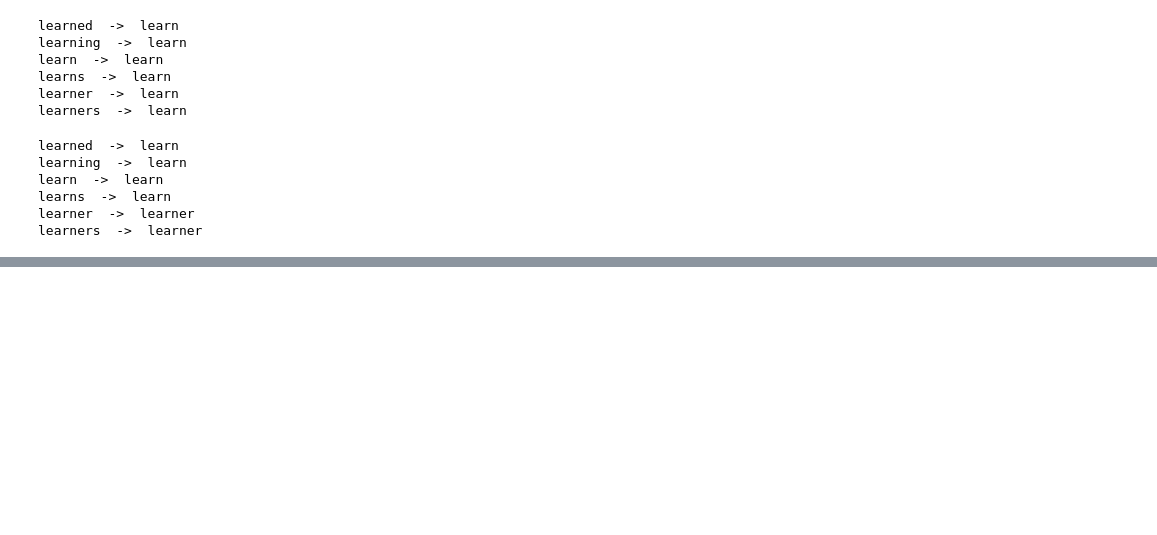
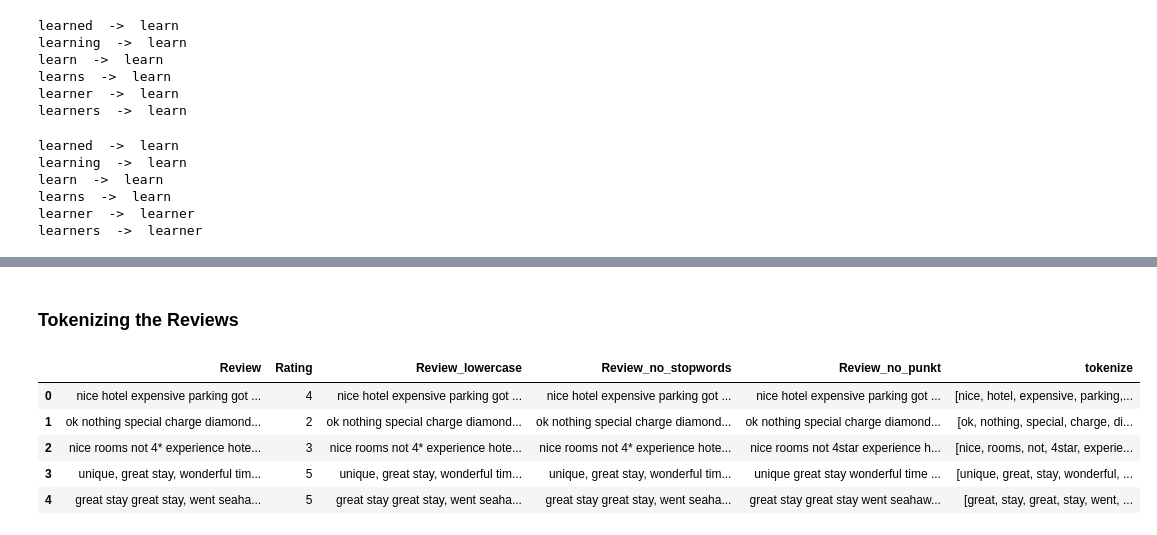
Before and after one commit to AbhishekBiswas-github/AI_Engineer_Course_Files, a Jupyter notebook: NLP Section/NLP Module - Text Processing.ipynb, the cells around one changed output, grey strips where cells are left out. Saved outputs shown, nothing was run; the diff lists cells and outputs as text; code cells hidden in the pictures; blank space fills up the shorter version.

```diff
--- a/NLP Section/NLP Module - Text Processing.ipynb
+++ b/NLP Section/NLP Module - Text Processing.ipynb
@@ -102,0 +259,4 @@ learners  ->  learner
+# %%
+en_stopwords = stopwords.words('english')
+en_stopwords.remove('not')
+data['Review_no_stopwords'] = data['Review_lowercase'].apply(lambda x: ' '.join([word for word in x.split() if word not in en_stopwords]))
@@ -102,0 +287,2 @@ learners  ->  learner
+# %% [markdown]
+### Tokenizing the Reviews
@@ -102,0 +291,9 @@ learners  ->  learner
+# %%
+data.head()
+# %% [output]
+|  | Review | Rating | Review_lowercase | Review_no_stopwords | Review_no_punkt | tokenize |
+| 0 | nice hotel expensive parking got ... | 4 | nice hotel expensive parking got ... | nice hotel expensive parking got ... | nice hotel expensive parking got ... | [nice, hotel, expensive, parking,... |
+| 1 | ok nothing special charge diamond... | 2 | ok nothing special charge diamond... | ok nothing special charge diamond... | ok nothing special charge diamond... | [ok, nothing, special, charge, di... |
+| 2 | nice rooms not 4* experience hote... | 3 | nice rooms not 4* experience hote... | nice rooms not 4* experience hote... | nice rooms not 4star experience h... | [nice, rooms, not, 4star, experie... |
+| 3 | unique, great stay, wonderful tim... | 5 | unique, great stay, wonderful tim... | unique, great stay, wonderful tim... | unique great stay wonderful time ... | [unique, great, stay, wonderful, ... |
+| 4 | great stay great stay, went seaha... | 5 | great stay great stay, went seaha... | great stay great stay, went seaha... | great stay great stay went seahaw... | [great, stay, great, stay, went, ... |
```
Also changed, not shown: parts of 42 cells of this notebook.
